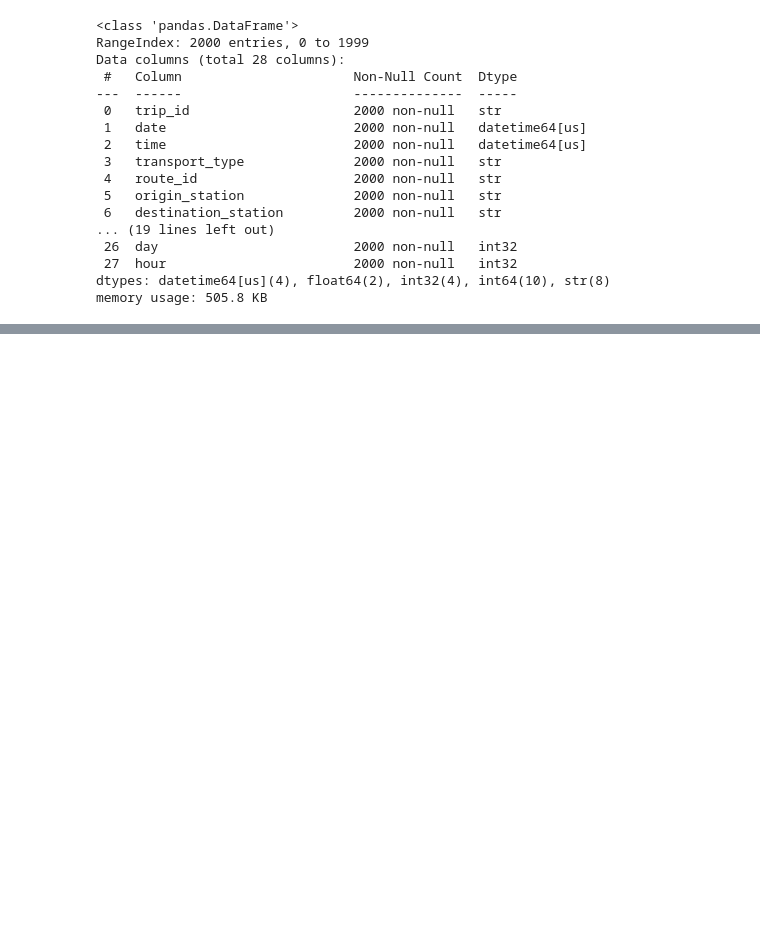
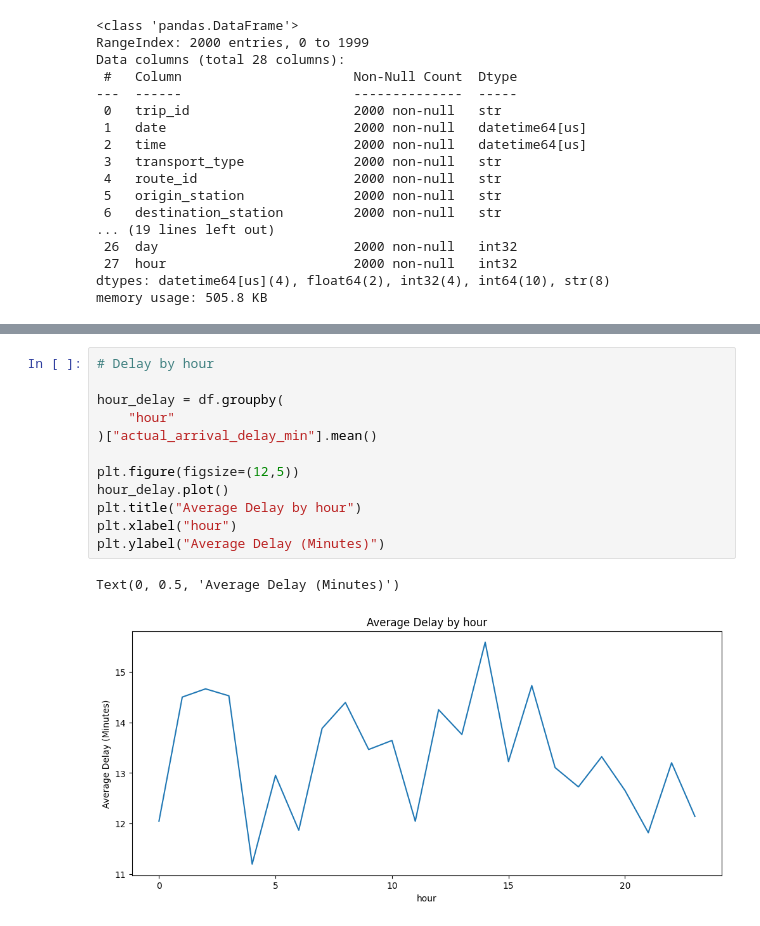
Before and after one commit to rahulghoshal/Public_Transport_Delay_Prediction, a Jupyter notebook: transport.ipynb, the cells around one changed output, grey strips where cells are left out. Cells and saved outputs as stored; diff of their text form; blank space fills up the shorter version.

```diff
--- a/transport.ipynb
+++ b/transport.ipynb
@@ -131,0 +179,15 @@ memory usage: 505.8 KB
+# %%
+# Delay by hour
+
+hour_delay = df.groupby(
+    "hour"
+)["actual_arrival_delay_min"].mean()
+
+plt.figure(figsize=(12,5))
+hour_delay.plot()
+plt.title("Average Delay by hour")
+plt.xlabel("hour")
+plt.ylabel("Average Delay (Minutes)")
+# %% [output]
+Text(0, 0.5, 'Average Delay (Minutes)')
+[figure, added]
```
Also changed, not shown: parts of 7 cells of this notebook.
